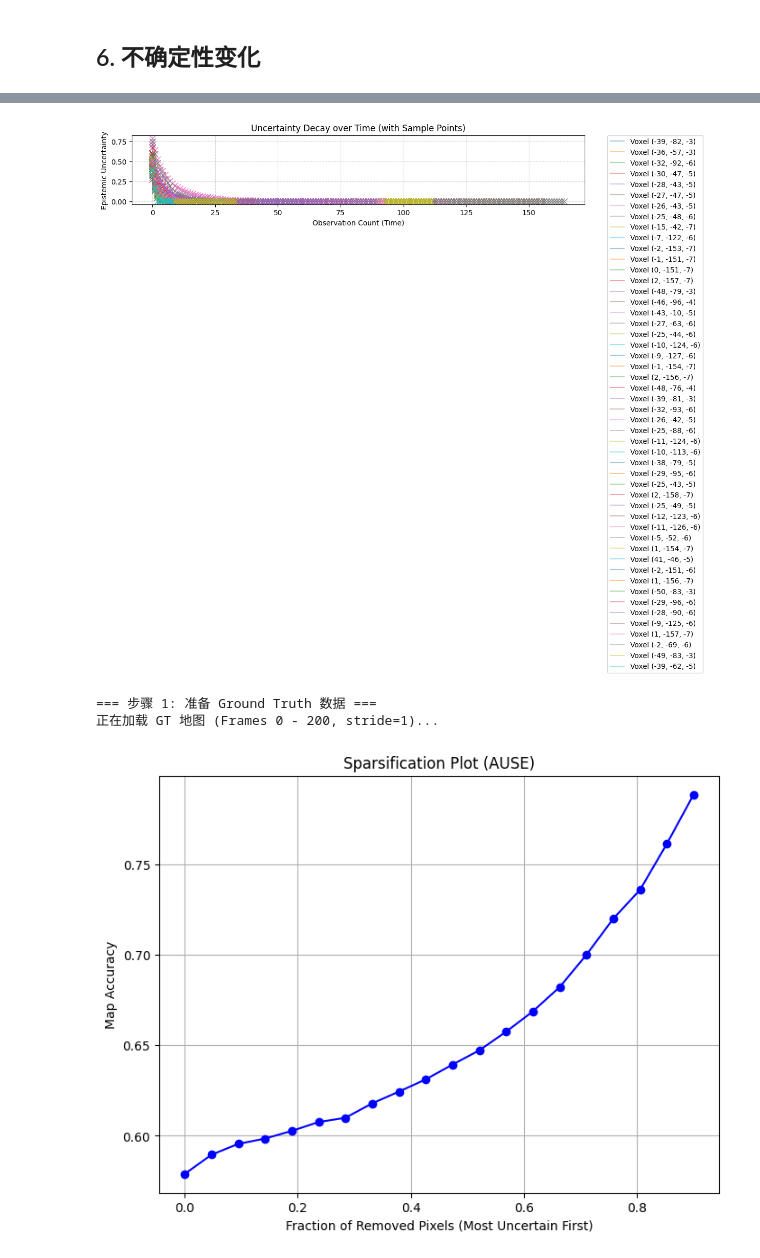
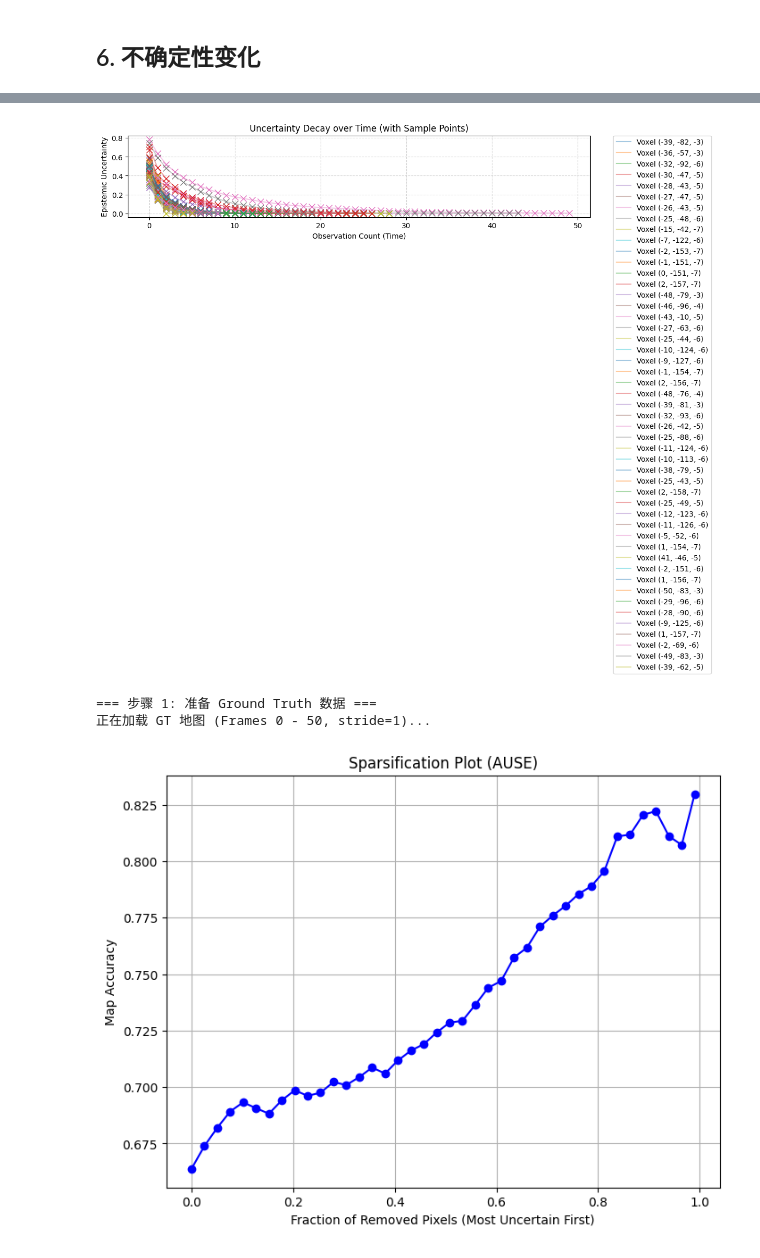
Before and after one commit to xzy2022/EvSemMap, a Jupyter notebook: notebbooks/03_Uncertainty_Calculation.ipynb, the cells around one changed output, grey strips where cells are left out. Cells and saved outputs as stored; diff of their text form; code cells hidden in the pictures.

```diff
--- a/notebbooks/03_Uncertainty_Calculation.ipynb
+++ b/notebbooks/03_Uncertainty_Calculation.ipynb
@@ -29,7 +29,7 @@ SEQ_ID = '00004'
 
 # 处理帧数范围
 START_FRAME_IDX = 0
-NUM_FRAMES = 200        # 建议跑 100-200 帧以观察融合效果
+NUM_FRAMES = 50        # 建议跑 100-200 帧以观察融合效果
 VOXEL_SIZE = 0.2        # 体素分辨率 (单位: 米)，越小越精细但内存消耗越大
 
 # 图像与投影参数
@@ -790,7 +790,7 @@ plt.legend(bbox_to_anchor=(1.05, 1), loc='upper left', borderaxespad=0.)
 plt.tight_layout()
 plt.show()
 # %% [output]
-[figure, old version]
+[figure, new version]
 # %%
 from scipy.spatial import cKDTree
 
@@ -926,39 +926,39 @@ def eval_sparsification(pred_map_points, pred_labels, pred_uncs, gt_points, gt_l
     u_sorted = u_vals[sorted_indices]
 
     # 3. 逐步剔除
-    fractions = np.linspace(0, 0.9, 20) # 剔除 0% 到 90% 的点
+    fractions = np.linspace(0, 0.99, 40) # 剔除 0% 到 90% 的点
     accuracies = []
 
     total_samples = len(y_pred_sorted)
 
     for frac in fractions:
         # 剔除前 frac 比例的点（即剔除最不确定的点）
         keep_start_idx = int(total_samples * frac)
 
         curr_pred = y_pred_sorted[keep_start_idx:]
         curr_true = y_true_sorted[keep_start_idx:]
 
         if len(curr_pred) == 0: break
 
         acc = accuracy_score(curr_true, curr_pred)
         accuracies.append(acc)
 
     return fractions, accuracies
 
 # === 调用与绘图 ===
 fracs, accs = eval_sparsification(map_points, map_labels, map_uncs, gt_points_all, gt_labels_all)
 
 plt.figure(figsize=(8, 6))
 plt.plot(fracs, accs, 'b-o', label='Evidential Fusion')
 plt.xlabel('Fraction of Removed Pixels (Most Uncertain First)')
 plt.ylabel('Map Accuracy')
 plt.title('Sparsification Plot (AUSE)')
 plt.grid(True)
 plt.show()
 # %% [output]
 === 步骤 1: 准备 Ground Truth 数据 ===
-正在加载 GT 地图 (Frames 0 - 200, stride=1)...
+正在加载 GT 地图 (Frames 0 - 50, stride=1)...
-[figure, old version]
+[figure, new version]
 # %%
 import numpy as np
 import matplotlib.pyplot as plt
```
Also changed, not shown: parts of 4 cells of this notebook, 1 other file.
